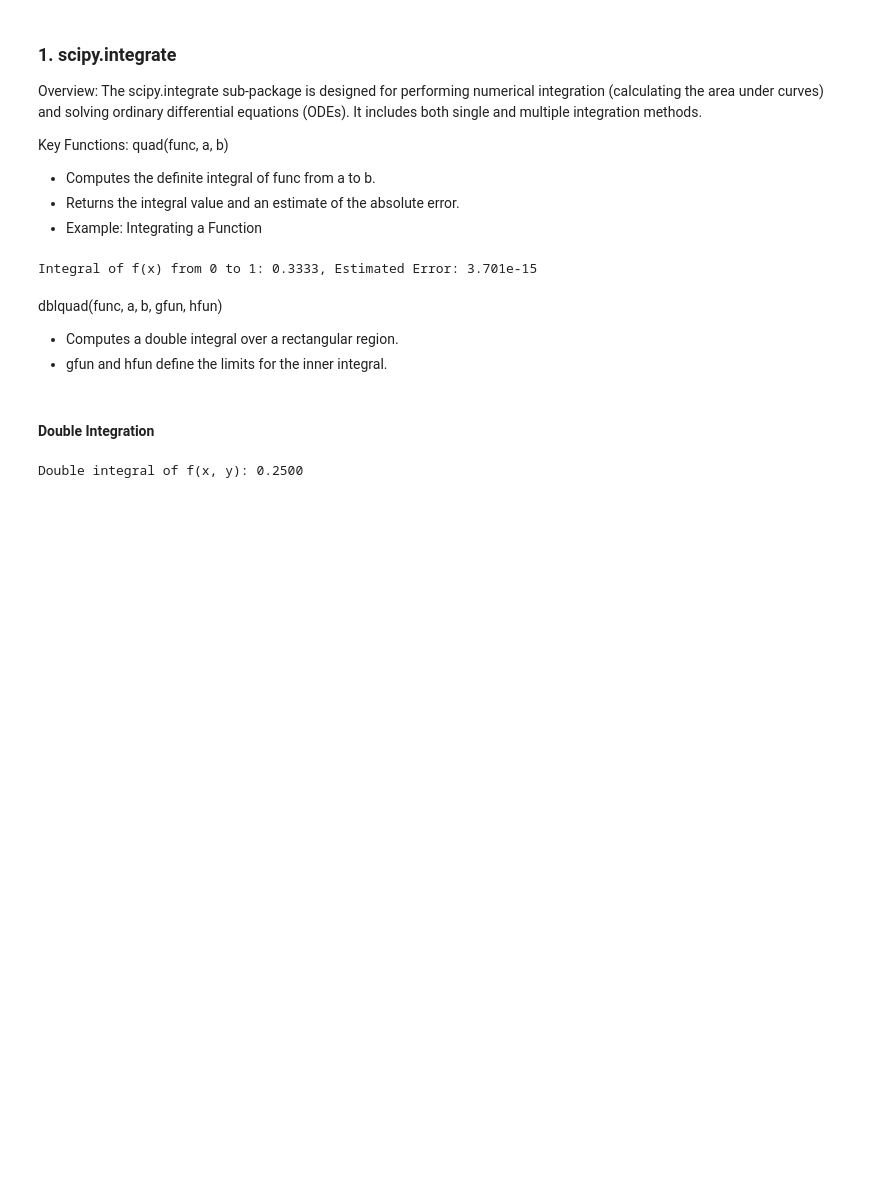
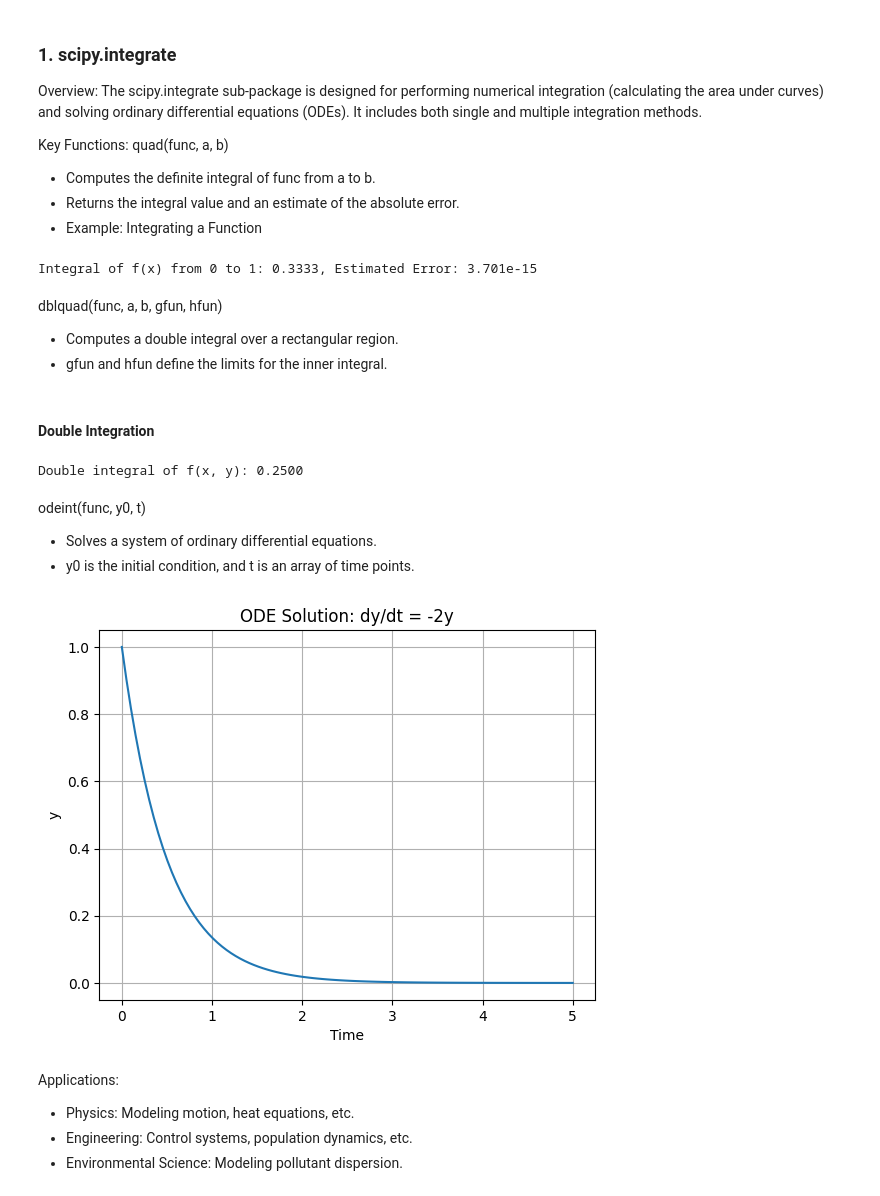
Before and after one commit to rubydamodar/SciPyMastery-From-Basics-to-Breakthroughs, a Jupyter notebook: Beginner Level/ScipyIntro.ipynb, the cells around one changed output. Cells and saved outputs as stored; diff of their text form; code cells hidden in the pictures; blank space fills up the shorter version.

```diff
--- a/Beginner Level/ScipyIntro.ipynb
+++ b/Beginner Level/ScipyIntro.ipynb
@@ -135,3 +135,33 @@ integral_value = dblquad(f, 0, 1, lambda x: 0, lambda x: 1)
 print(f"Double integral of f(x, y): {integral_value[0]:.4f}")
 # %% [output]
 Double integral of f(x, y): 0.2500
+# %% [markdown]
+odeint(func, y0, t)
+
+- Solves a system of ordinary differential equations.
+- y0 is the initial condition, and t is an array of time points.
+# %%
+from scipy.integrate import odeint
+import numpy as np
+import matplotlib.pyplot as plt
+
+def model(y, t):
+    return -2 * y
+
+y0 = 1  # Initial condition
+t = np.linspace(0, 5, 100)  # Time points
+solution = odeint(model, y0, t)
+
+plt.plot(t, solution)
+plt.title("ODE Solution: dy/dt = -2y")
+plt.xlabel("Time")
+plt.ylabel("y")
+plt.grid()
+plt.show()
+# %% [output]
+[figure, added]
+# %% [markdown]
+Applications:
+- Physics: Modeling motion, heat equations, etc.
+- Engineering: Control systems, population dynamics, etc.
+- Environmental Science: Modeling pollutant dispersion.
```
Also changed, not shown: parts of 10 cells of this notebook.
